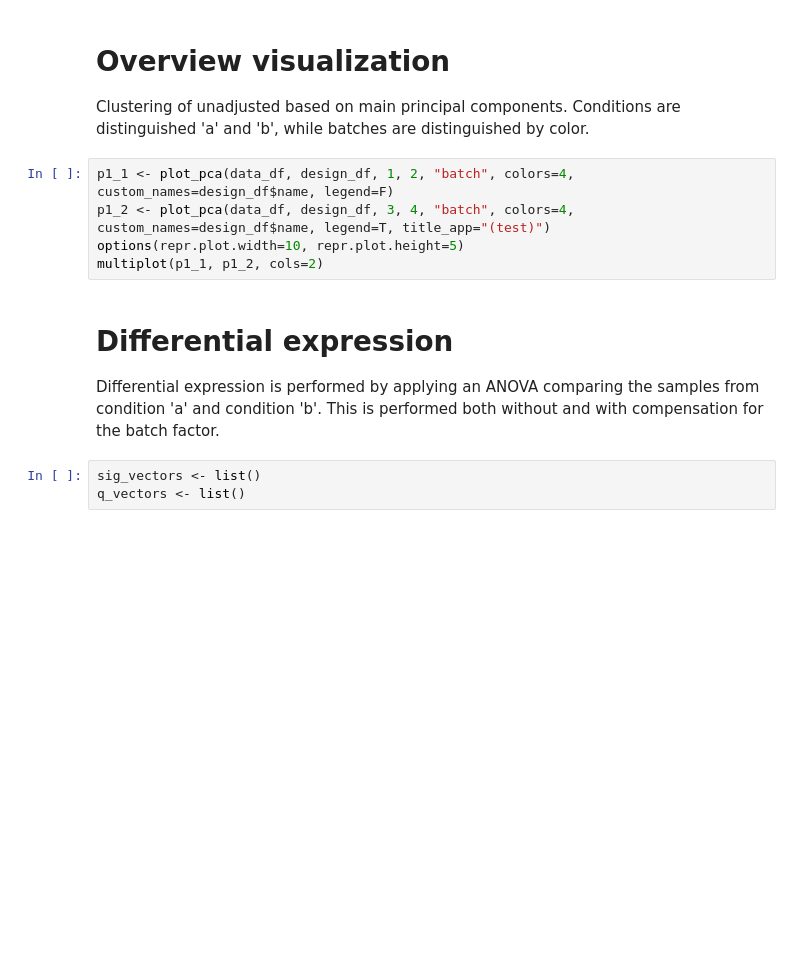
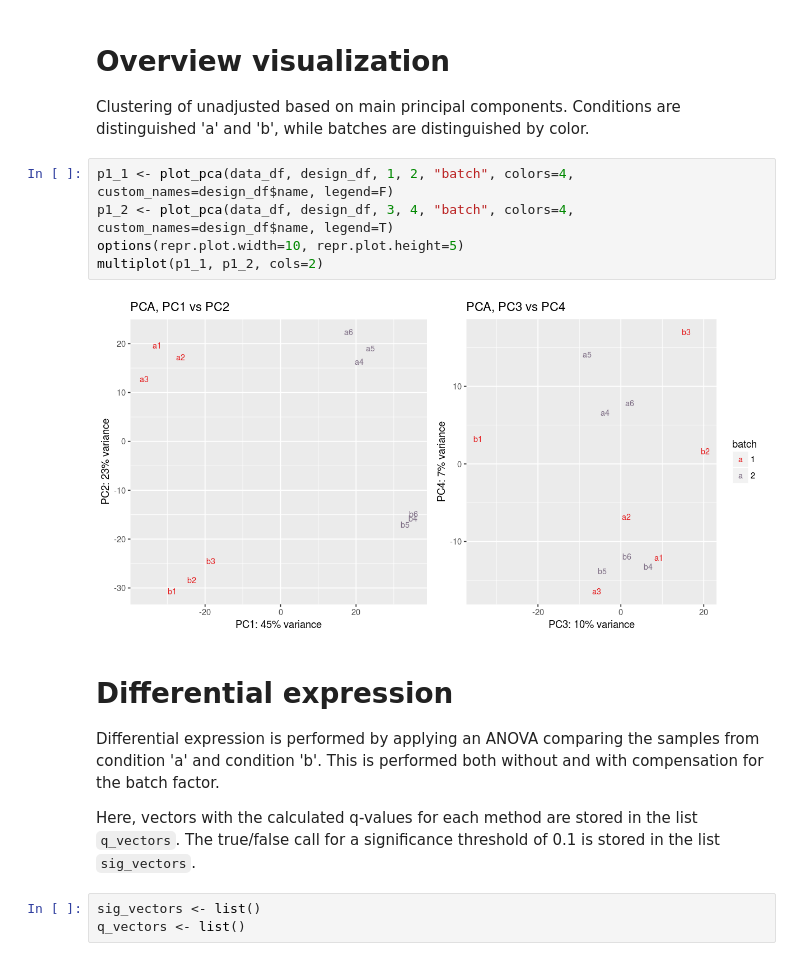
Before and after one commit to Jakob37/ResearchSchoolAlgorithmsInBioinformatics, a Jupyter notebook: project/analyze_data.ipynb, the cells around one changed output. Cells and saved outputs as stored; diff of their text form; blank space fills up the shorter version.

```diff
--- a/project/analyze_data.ipynb
+++ b/project/analyze_data.ipynb
@@ -138,13 +173,17 @@ head(spike_col)
 Clustering of unadjusted based on main principal components. Conditions are distinguished 'a' and 'b', while batches are distinguished by color.
 # %%
 p1_1 <- plot_pca(data_df, design_df, 1, 2, "batch", colors=4, custom_names=design_df$name, legend=F)
-p1_2 <- plot_pca(data_df, design_df, 3, 4, "batch", colors=4, custom_names=design_df$name, legend=T, title_app="(test)")
+p1_2 <- plot_pca(data_df, design_df, 3, 4, "batch", colors=4, custom_names=design_df$name, legend=T)
 options(repr.plot.width=10, repr.plot.height=5)
 multiplot(p1_1, p1_2, cols=2)
+# %% [output]
+[figure, added]
 # %% [markdown]
 # Differential expression
 
 Differential expression is performed by applying an ANOVA comparing the samples from condition 'a' and condition 'b'. This is performed both without and with compensation for the batch factor.
+
+Here, vectors with the calculated q-values for each method are stored in the list `q_vectors`. The true/false call for a significance threshold of 0.1 is stored in the list `sig_vectors`.
 # %%
 sig_vectors <- list()
 q_vectors <- list()
```
Also changed, not shown: parts of 44 cells of this notebook, 1 other file.
